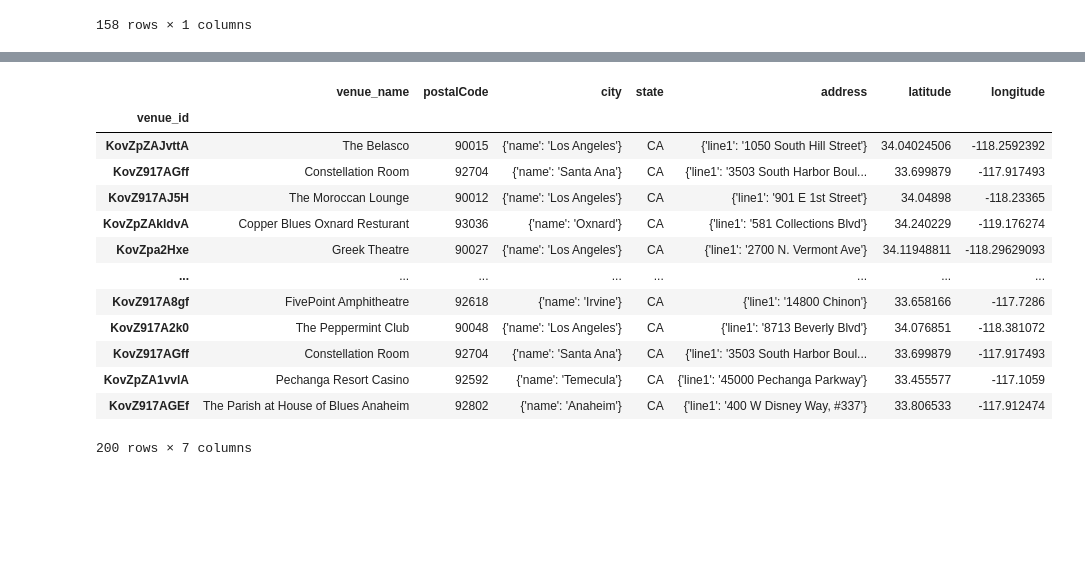
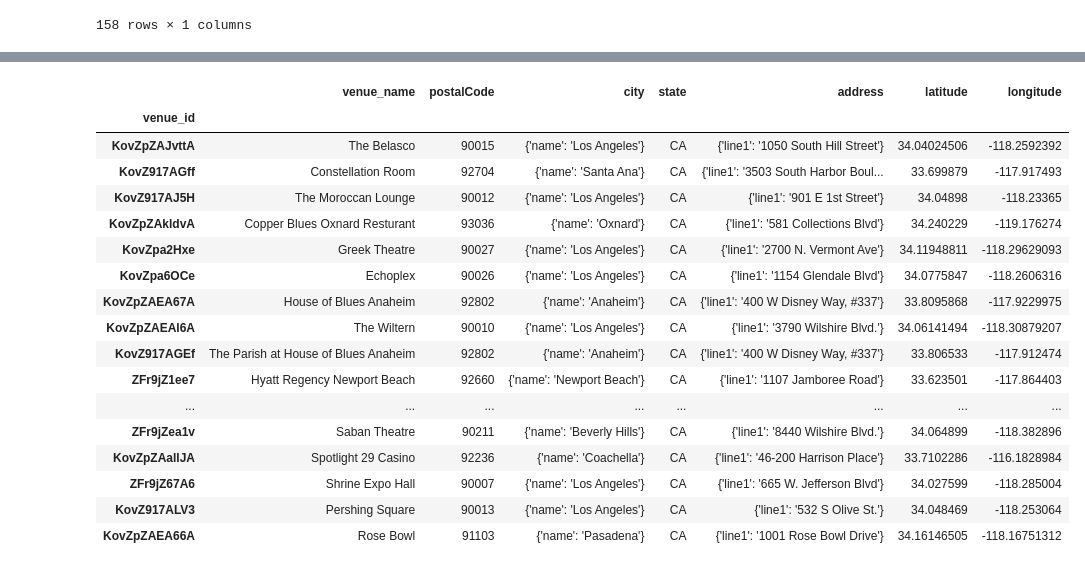
Before and after one commit to chanellelgonzalez/Project03_Visualization_SHOWWW, a Jupyter notebook: ticket_dev_api_import.ipynb, the cells around one changed output, grey strips where cells are left out. Cells and saved outputs as stored; diff of their text form; code cells hidden in the pictures; blank space fills up the shorter version.

Commit message:
fixed dup venues

```diff
--- a/ticket_dev_api_import.ipynb
+++ b/ticket_dev_api_import.ipynb
@@ -211,25 +214,31 @@ event_df
 # %%
 
 venue_df = pd.DataFrame(venue_data)
 venue_df = venue_df.rename(columns={'Venue ID':'venue_id','Venue Name':'venue_name','Postal Code':'postalCode','City':'city','State':'state',
                                     'Address':'address','Latitude':'latitude','Longitude':'longitude'})
+venue_df = venue_df.drop_duplicates(subset=['venue_id'])
 venue_df = venue_df.set_index('venue_id')
 
 venue_df.to_csv('csv_tables/venues.csv')
 
+#venue_df = venue_df.drop_duplicates(subset=['venue_id'])
 venue_df
 # %% [output]
 |  | venue_name | postalCode | city | state | address | latitude | longitude |
 | venue_id |  |  |  |  |  |  |  |
 | KovZpZAJvttA | The Belasco | 90015 | {'name': 'Los Angeles'} | CA | {'line1': '1050 South Hill Street'} | 34.04024506 | -118.2592392 |
 | KovZ917AGff | Constellation Room | 92704 | {'name': 'Santa Ana'} | CA | {'line1': '3503 South Harbor Boul... | 33.699879 | -117.917493 |
 | KovZ917AJ5H | The Moroccan Lounge | 90012 | {'name': 'Los Angeles'} | CA | {'line1': '901 E 1st Street'} | 34.04898 | -118.23365 |
 | KovZpZAkldvA | Copper Blues Oxnard Resturant | 93036 | {'name': 'Oxnard'} | CA | {'line1': '581 Collections Blvd'} | 34.240229 | -119.176274 |
 | KovZpa2Hxe | Greek Theatre | 90027 | {'name': 'Los Angeles'} | CA | {'line1': '2700 N. Vermont Ave'} | 34.11948811 | -118.29629093 |
+| KovZpa6OCe | Echoplex | 90026 | {'name': 'Los Angeles'} | CA | {'line1': '1154 Glendale Blvd'} | 34.0775847 | -118.2606316 |
+| KovZpZAEA67A | House of Blues Anaheim | 92802 | {'name': 'Anaheim'} | CA | {'line1': '400 W Disney Way, #337'} | 33.8095868 | -117.9229975 |
+| KovZpZAEAl6A | The Wiltern | 90010 | {'name': 'Los Angeles'} | CA | {'line1': '3790 Wilshire Blvd.'} | 34.06141494 | -118.30879207 |
+| KovZ917AGEf | The Parish at House of Blues Anaheim | 92802 | {'name': 'Anaheim'} | CA | {'line1': '400 W Disney Way, #337'} | 33.806533 | -117.912474 |
+| ZFr9jZ1ee7 | Hyatt Regency Newport Beach | 92660 | {'name': 'Newport Beach'} | CA | {'line1': '1107 Jamboree Road'} | 33.623501 | -117.864403 |
 | ... | ... | ... | ... | ... | ... | ... | ... |
-| KovZ917A8gf | FivePoint Amphitheatre | 92618 | {'name': 'Irvine'} | CA | {'line1': '14800 Chinon'} | 33.658166 | -117.7286 |
-| KovZ917A2k0 | The Peppermint Club | 90048 | {'name': 'Los Angeles'} | CA | {'line1': '8713 Beverly Blvd'} | 34.076851 | -118.381072 |
-| KovZ917AGff | Constellation Room | 92704 | {'name': 'Santa Ana'} | CA | {'line1': '3503 South Harbor Boul... | 33.699879 | -117.917493 |
-| KovZpZA1vvlA | Pechanga Resort Casino | 92592 | {'name': 'Temecula'} | CA | {'line1': '45000 Pechanga Parkway'} | 33.455577 | -117.1059 |
-| KovZ917AGEf | The Parish at House of Blues Anaheim | 92802 | {'name': 'Anaheim'} | CA | {'line1': '400 W Disney Way, #337'} | 33.806533 | -117.912474 |
+| ZFr9jZea1v | Saban Theatre | 90211 | {'name': 'Beverly Hills'} | CA | {'line1': '8440 Wilshire Blvd.'} | 34.064899 | -118.382896 |
+| KovZpZAallJA | Spotlight 29 Casino | 92236 | {'name': 'Coachella'} | CA | {'line1': '46-200 Harrison Place'} | 33.7102286 | -116.1828984 |
+| ZFr9jZ67A6 | Shrine Expo Hall | 90007 | {'name': 'Los Angeles'} | CA | {'line1': '665 W. Jefferson Blvd'} | 34.027599 | -118.285004 |
+| KovZ917ALV3 | Pershing Square | 90013 | {'name': 'Los Angeles'} | CA | {'line1': '532 S Olive St.'} | 34.048469 | -118.253064 |
+| KovZpZAEA66A | Rose Bowl | 91103 | {'name': 'Pasadena'} | CA | {'line1': '1001 Rose Bowl Drive'} | 34.16146505 | -118.16751312 |
-200 rows × 7 columns
```
Also changed, not shown: parts of 1 cell of this notebook, 1 other file.
